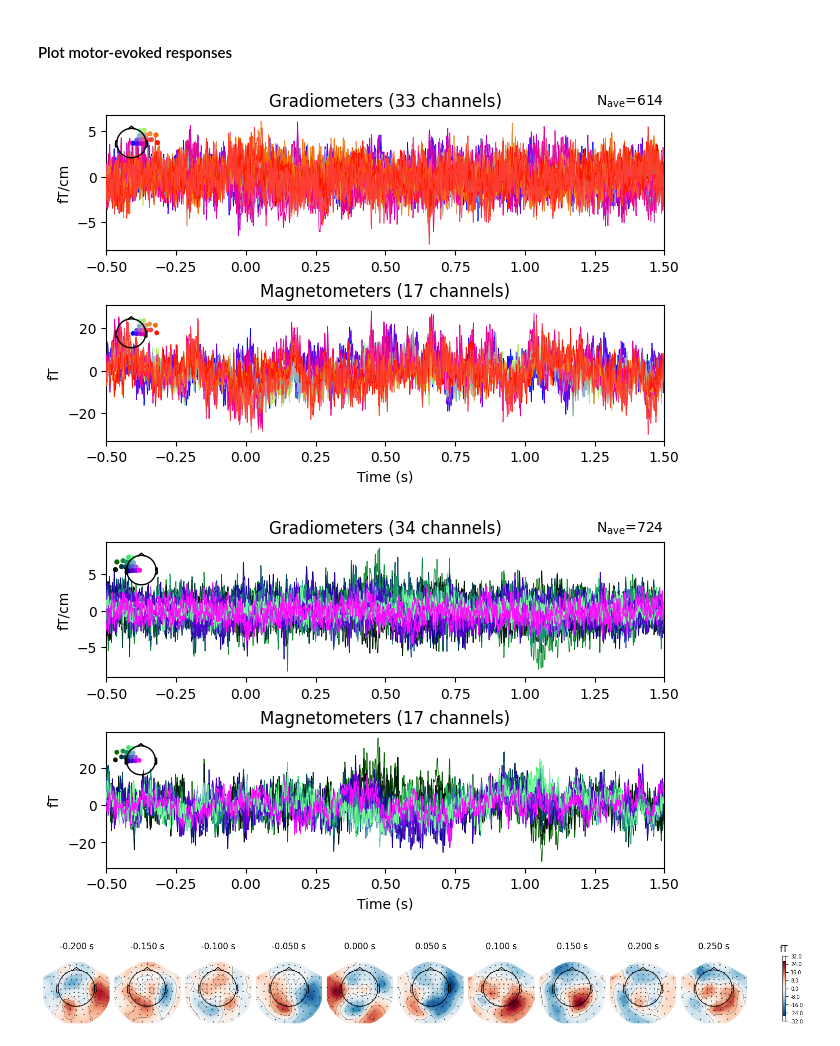
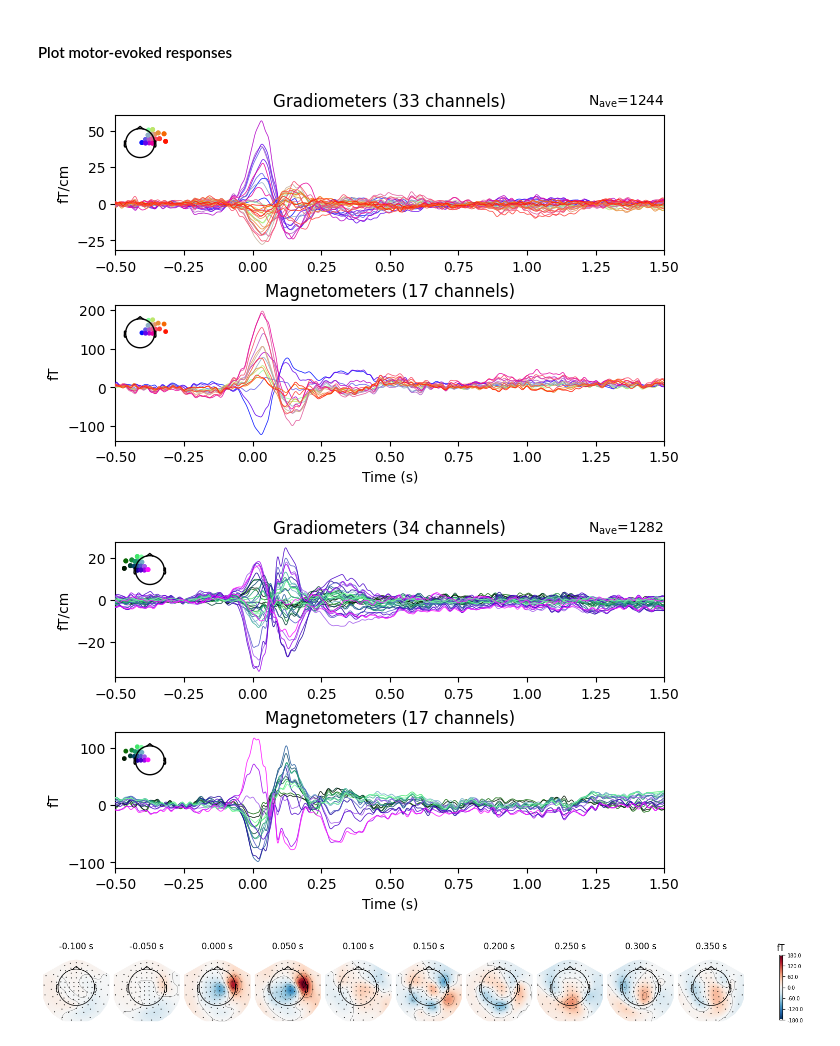
Before and after one commit to laurenostrowski/meg_processing_bigfrank, a Jupyter notebook: 4_sort_experiments.ipynb, the cells around one changed output. Saved outputs shown, nothing was run; the diff lists cells and outputs as text; code cells hidden in the pictures.

```diff
--- a/4_sort_experiments.ipynb
+++ b/4_sort_experiments.ipynb
@@ -32,7 +32,7 @@ np.set_printoptions(threshold=sys.maxsize)
 %matplotlib inline
 # %%
 # session info
-subject = 'nbl_005'
+subject = 'nbl_006'
 session = '01'
 tasks = ['emcom', 'laryperc', 'sarde'] # 'pharyperc'
 
@@ -480,6 +480,7 @@ os.makedirs(motor_dir, exist_ok=True)
 # %%
 raw_for_epochs.notch_filter(freqs=np.arange(60, 241, 60), picks='meg', phase='zero')   # 60, 120, 180, 240
 raw_for_epochs.filter(l_freq=0.1, h_freq=40., picks='meg', phase='zero', fir_window='hamming')
-event_dict = {'left_press': 16, 'right_press': 32}
-epochs = mne.Epochs(raw_for_epochs, events, event_id=event_dict, tmin=-0.5, tmax=1.5, picks='meg', preload=True, verbose=True)epochs.save(os.path.join(motor_dir,'button_press-epo.fif'), overwrite=True)
+events = find_events(raw_for_epochs, stim_channel='STI101', min_duration=0.0015, verbose=False)
+epochs = mne.Epochs(raw_for_epochs, events, event_id={'left_press': 16, 'right_press': 32}, tmin=-0.5, tmax=1.5, picks='meg', preload=True, verbose=True)
+epochs.save(os.path.join(motor_dir,'button_press-epo.fif'), overwrite=True)
 # %% [output]
@@ -512,19 +582,18 @@ right_frontal_picks = np.array(picks_meg)[(x > 0) & frontal_narrow].tolist()
 left_frontal_chans  = [raw.ch_names[i] for i in left_frontal_picks]
 right_frontal_chans = [raw.ch_names[i] for i in right_frontal_picks]
 # %%
-time_window = (-0.5, 0.5)
 left_evoked.plot(picks=right_frontal_chans);
 # %% [output]
-[figure, old version]
+[figure, new version]
 # %%
 right_evoked.plot(picks=left_frontal_chans);
 # %% [output]
-[figure, old version]
+[figure, new version]
 # %%
-times = [-0.2, -0.15, -0.1, -0.05, 0.0, 0.05, 0.1, 0.15, 0.2, 0.25]
+times = [-0.1, -0.05, 0.0, 0.05, 0.1, 0.15, 0.2, 0.25, 0.3, 0.35]
 left_evoked.plot_topomap(times=times, ch_type='mag', colorbar=True);
 # %% [output]
-[figure, old version]
+[figure, new version]
 # %%
 right_evoked.plot_topomap(times=times, ch_type='mag', colorbar=True);
 # %% [output]
```
Also changed, not shown: parts of 15 cells of this notebook, 2 other files.
